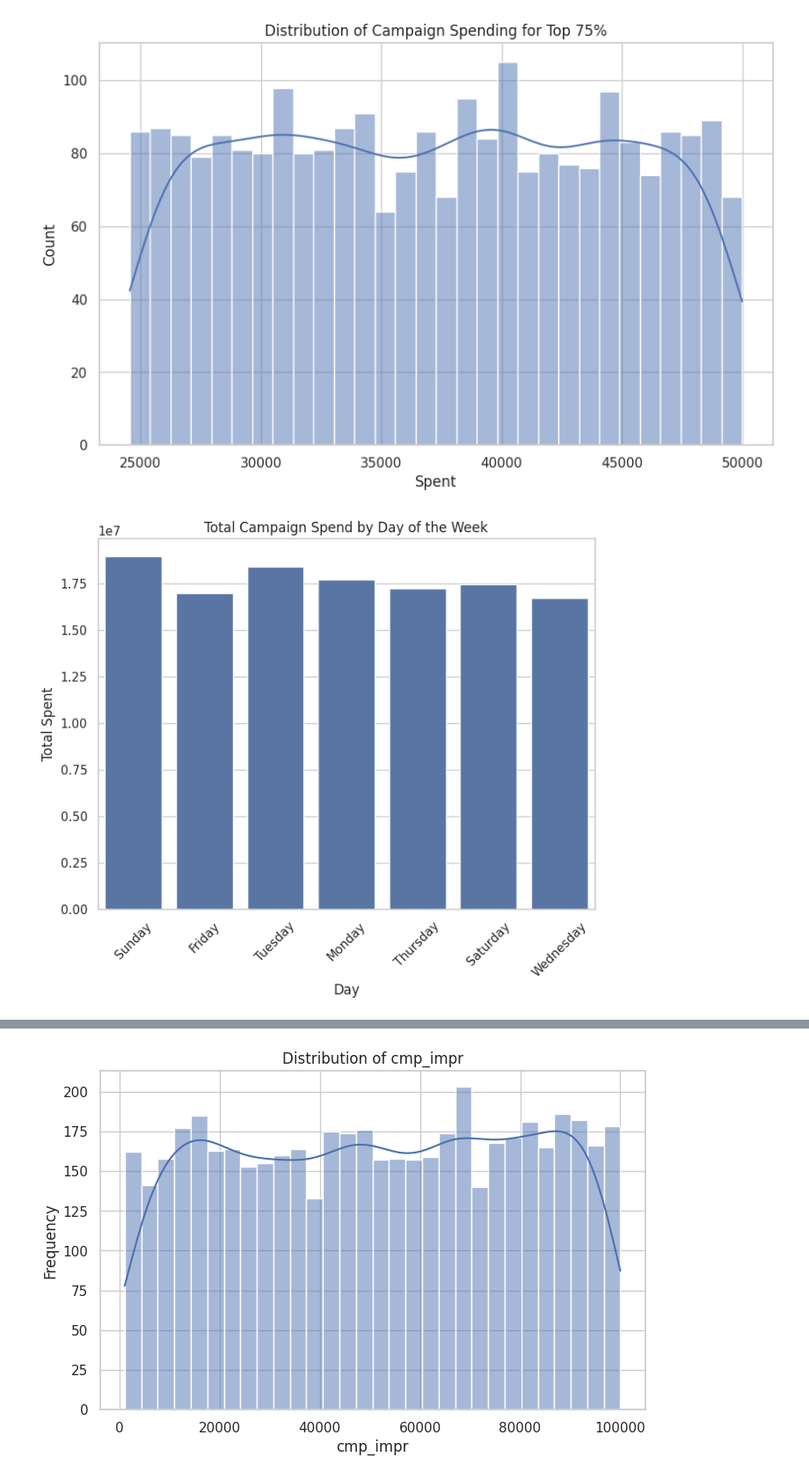
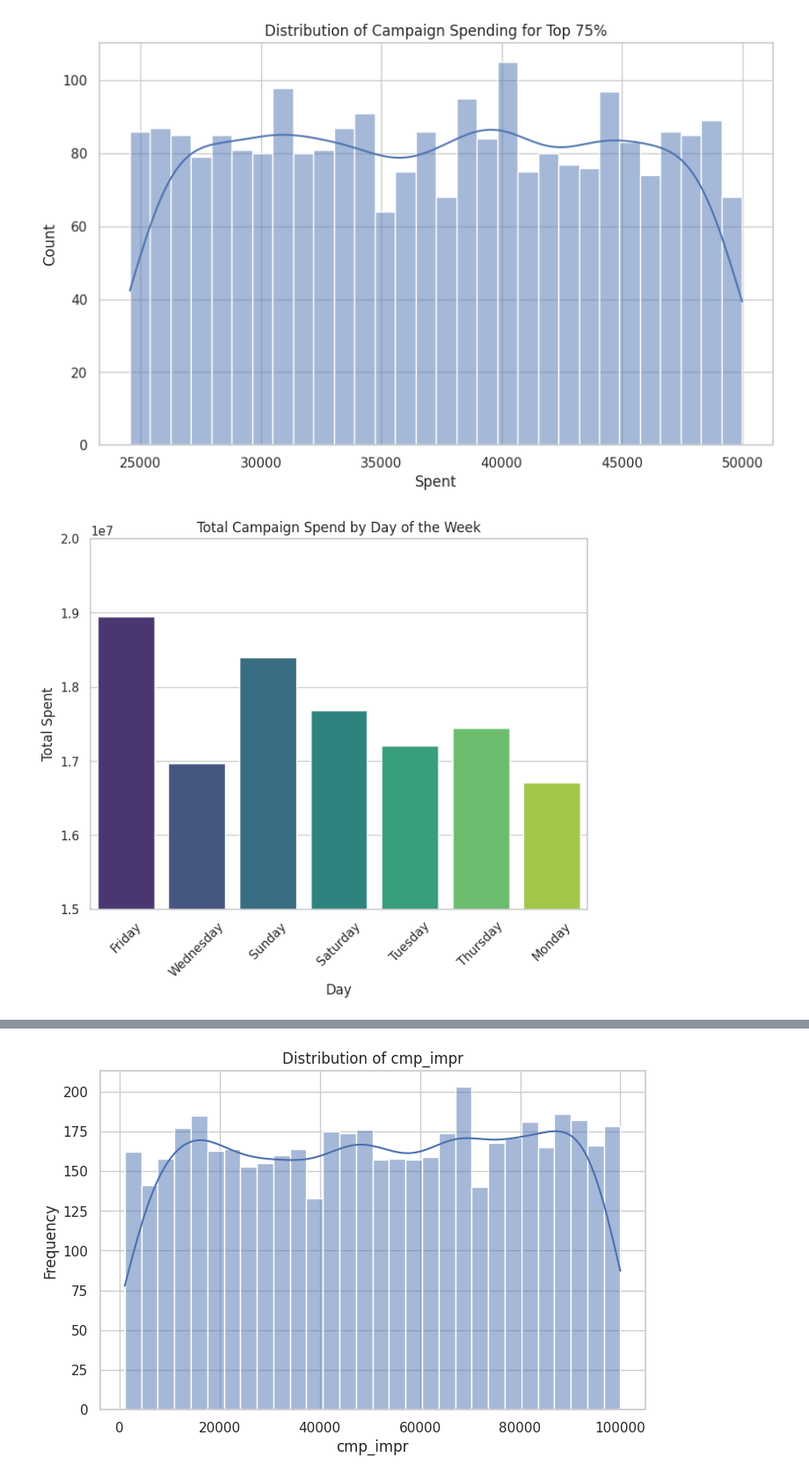
Before and after one commit to ShadScripts/2008_FinancialCrisis, a Jupyter notebook: Final Project.ipynb, the cells around one changed output, grey strips where cells are left out. Shown at 88% size. Saved outputs shown, nothing was run; the diff lists cells and outputs as text; code cells hidden in the pictures.

Commit message:
Improved two charts, adding hue and changing ylims to better showcase relevant data

```diff
--- a/Final Project.ipynb
+++ b/Final Project.ipynb
@@ -204,8 +200,18 @@ df["CPI"] = df["cmp_spent"] / df["cmp_impr"]
 df["Start"] = pd.to_datetime(df["Start"], format="%Y-%m-%d")
 df["End"] = pd.to_datetime(df["End"], format="%Y-%m-%d")
 
+# Setting age range labels
+age_bins = [18, 25, 35, 45, 55, 65]
+age_labels = ['18-24', '25-34', '35-44', '45-54', '55+']
+
 # Add new columns
 df["start_day"] = df["Start"].dt.day_name()
+
+# Create the new 'age_group' column using np.digitize and indexing
+filtered_df = df[(df['age'] >= 18) & (df['age'] <= 65)]
+df['age_group'] = np.array(age_labels)[np.digitize(filtered_df['age'], bins=age_bins, right=False) - 1]
+df['age_group'] = pd.Categorical(df['age_group'], categories=age_labels, ordered=True)
+
 df["campaign_duration_days"] = (df["End"] - df["Start"]).dt.days
 # %% [markdown]
 # step 4: Save Dataframe to JSON format
@@ -242,13 +248,14 @@ plt.show()
 [figure]
 # %%
 plt.figure(figsize=(8, 6))
-sns.barplot(data=df, x="start_day", y="cmp_spent", estimator=sum, errorbar=None) # ci is deprecated instead used 'errorbar'
+sns.barplot(data=df, x="start_day", y="cmp_spent", estimator=sum, errorbar=None, hue="start_day", palette="viridis", dodge=False, legend=False) # ci is deprecated instead used 'errorbar'
 plt.title("Total Campaign Spend by Day of the Week")
 plt.xlabel("Day")
 plt.ylabel("Total Spent")
 plt.xticks(rotation=45)
+plt.ylim(15000000,20000000) #take a y range so we can better see differences between days
 plt.show()
 # %% [output]
-[figure, old version]
+[figure, new version]
 # %%
 plt.figure(figsize=(10, 6))
```
Also changed, not shown: parts of 5 cells of this notebook.
